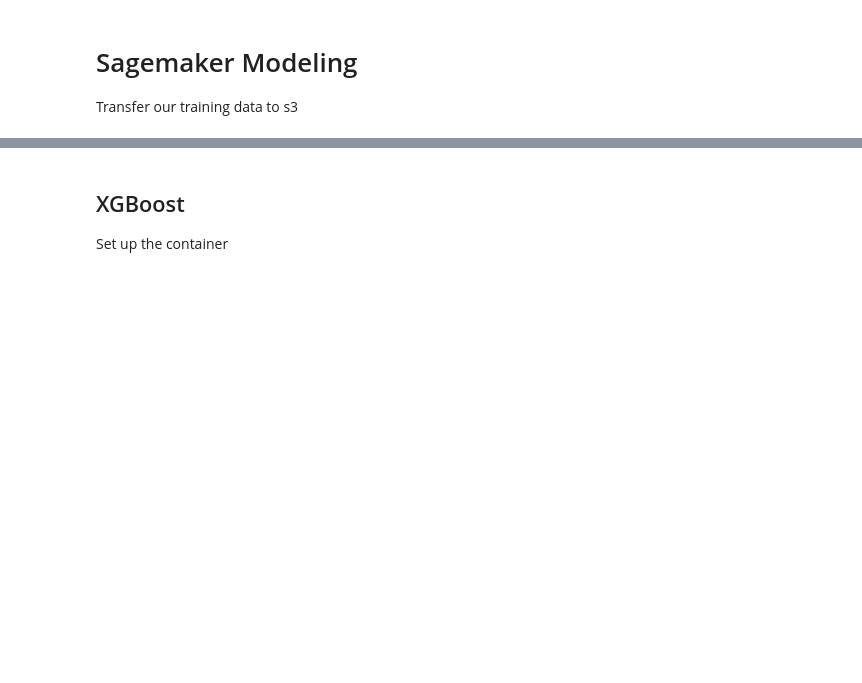
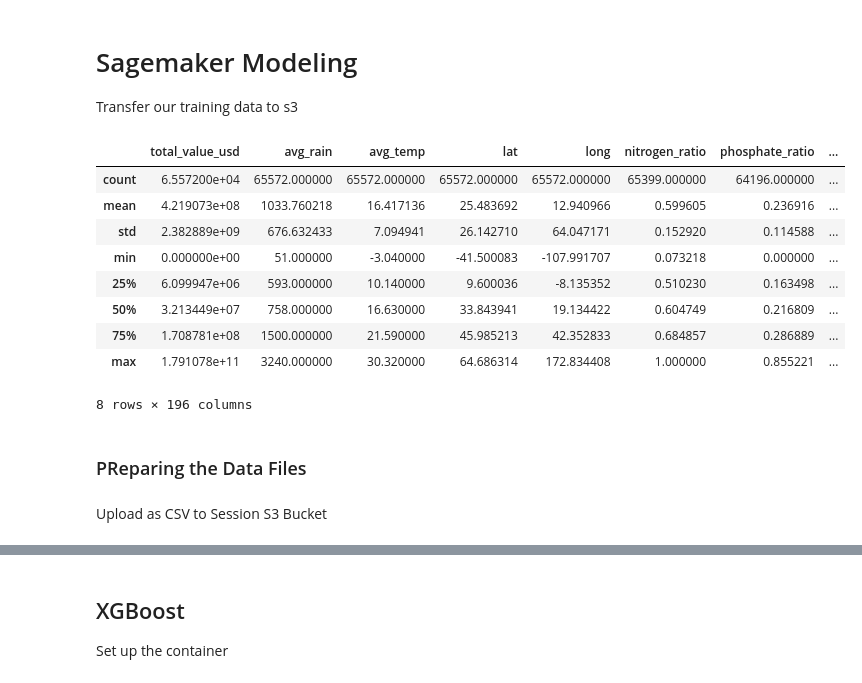
Before and after one commit to hunterblum/CloudFinal-Team1, a Jupyter notebook: Cloud_Team1.ipynb, the cells around one changed output, grey strips where cells are left out. Drawn from its saved outputs; the diff is of its cells as text; code cells hidden in the pictures; blank space fills up the shorter version.

```diff
--- a/Cloud_Team1.ipynb
+++ b/Cloud_Team1.ipynb
@@ -877,3 +878,17 @@ enet_rankings = enet_rankings[["lat","long", "year", "item", "enet_rank"]]
 Transfer our training data to s3
 # %%
 X_train_sage = pd.concat([y_train,X_train], axis =1)
+X_train_sage.describe()
+# %% [output]
+|  | total_value_usd | avg_rain | avg_temp | lat | long | nitrogen_ratio | phosphate_ratio | ... |
+| count | 6.557200e+04 | 65572.000000 | 65572.000000 | 65572.000000 | 65572.000000 | 65399.000000 | 64196.000000 | ... |
+| mean | 4.219073e+08 | 1033.760218 | 16.417136 | 25.483692 | 12.940966 | 0.599605 | 0.236916 | ... |
+| std | 2.382889e+09 | 676.632433 | 7.094941 | 26.142710 | 64.047171 | 0.152920 | 0.114588 | ... |
+| min | 0.000000e+00 | 51.000000 | -3.040000 | -41.500083 | -107.991707 | 0.073218 | 0.000000 | ... |
+| 25% | 6.099947e+06 | 593.000000 | 10.140000 | 9.600036 | -8.135352 | 0.510230 | 0.163498 | ... |
+| 50% | 3.213449e+07 | 758.000000 | 16.630000 | 33.843941 | 19.134422 | 0.604749 | 0.216809 | ... |
+| 75% | 1.708781e+08 | 1500.000000 | 21.590000 | 45.985213 | 42.352833 | 0.684857 | 0.286889 | ... |
+| max | 1.791078e+11 | 3240.000000 | 30.320000 | 64.686314 | 172.834408 | 1.000000 | 0.855221 | ... |
+8 rows × 196 columns
+# %% [markdown]
+### PReparing the Data Files
@@ -879,0 +912,2 @@ X_train_sage = pd.concat([y_train,X_train], axis =1)
+# %% [markdown]
+Upload as CSV to Session S3 Bucket
```
Also changed, not shown: parts of 27 cells of this notebook.
